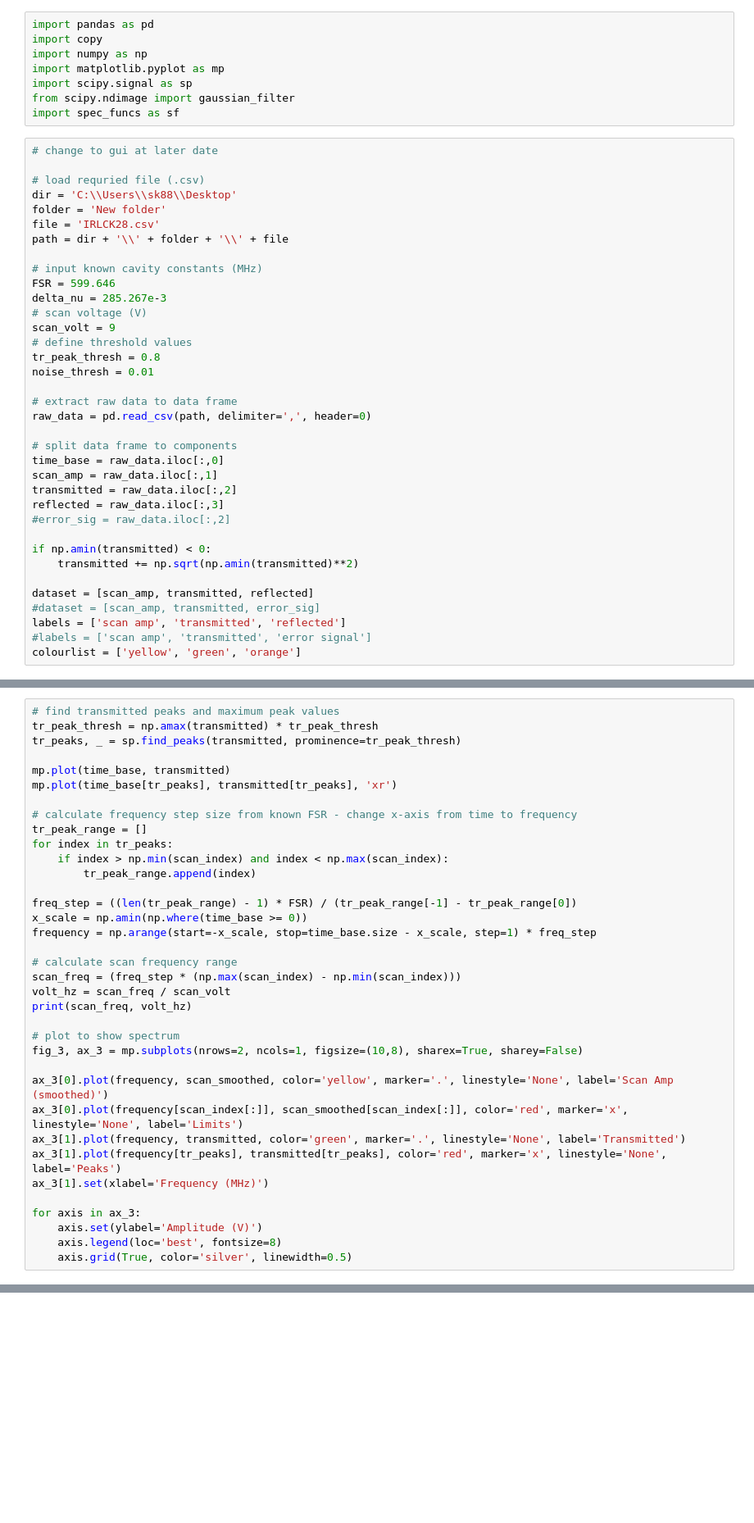
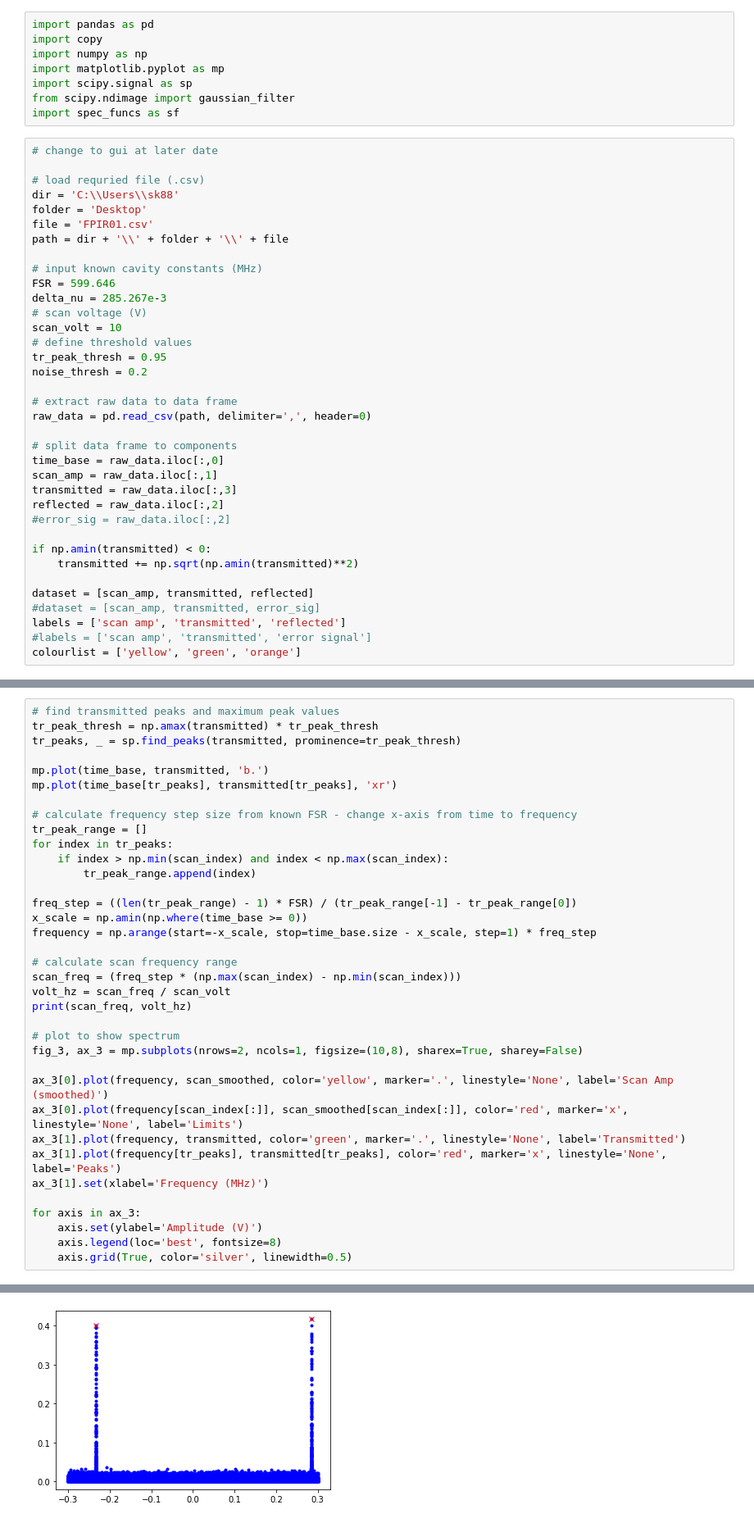
Before and after one commit to SMK-UK/Spectroscopy, a Jupyter notebook: cavity_spectrum.ipynb, the cells around one changed output, grey strips where cells are left out. Shown at 82% size. Cells and saved outputs as stored; diff of their text form; blank space fills up the shorter version.

```diff
--- a/cavity_spectrum.ipynb
+++ b/cavity_spectrum.ipynb
@@ -15,19 +15,19 @@ import spec_funcs as sf
 # change to gui at later date
 
 # load requried file (.csv)
-dir = 'C:\\Users\\sk88\\Desktop'
-folder = 'New folder'
-file = 'IRLCK28.csv'
+dir = 'C:\\Users\\sk88'
+folder = 'Desktop'
+file = 'FPIR01.csv'
 path = dir + '\\' + folder + '\\' + file
 
 # input known cavity constants (MHz)
 FSR = 599.646
 delta_nu = 285.267e-3
 # scan voltage (V)
-scan_volt = 9
+scan_volt = 10
 # define threshold values
-tr_peak_thresh = 0.8
-noise_thresh = 0.01
+tr_peak_thresh = 0.95
+noise_thresh = 0.2
 
 # extract raw data to data frame
 raw_data = pd.read_csv(path, delimiter=',', header=0)
@@ -35,8 +35,8 @@ raw_data = pd.read_csv(path, delimiter=',', header=0)
 # split data frame to components
 time_base = raw_data.iloc[:,0]
 scan_amp = raw_data.iloc[:,1]
-transmitted = raw_data.iloc[:,2]
-reflected = raw_data.iloc[:,3]
+transmitted = raw_data.iloc[:,3]
+reflected = raw_data.iloc[:,2]
 #error_sig = raw_data.iloc[:,2]
 
 if np.amin(transmitted) < 0:
@@ -80,7 +86,7 @@ ax_2.legend(loc='best')
 tr_peak_thresh = np.amax(transmitted) * tr_peak_thresh
 tr_peaks, _ = sp.find_peaks(transmitted, prominence=tr_peak_thresh)
 
-mp.plot(time_base, transmitted)
+mp.plot(time_base, transmitted, 'b.')
 mp.plot(time_base[tr_peaks], transmitted[tr_peaks], 'xr')
 
 # calculate frequency step size from known FSR - change x-axis from time to frequency
@@ -111,3 +117,4 @@ for axis in ax_3:
     axis.set(ylabel='Amplitude (V)')
     axis.legend(loc='best', fontsize=8)
     axis.grid(True, color='silver', linewidth=0.5)
+# %% [output]
@@ -113,0 +122 @@ for axis in ax_3:
+[figure, added]
```
Also changed, not shown: parts of 7 cells of this notebook, 4 other files.
